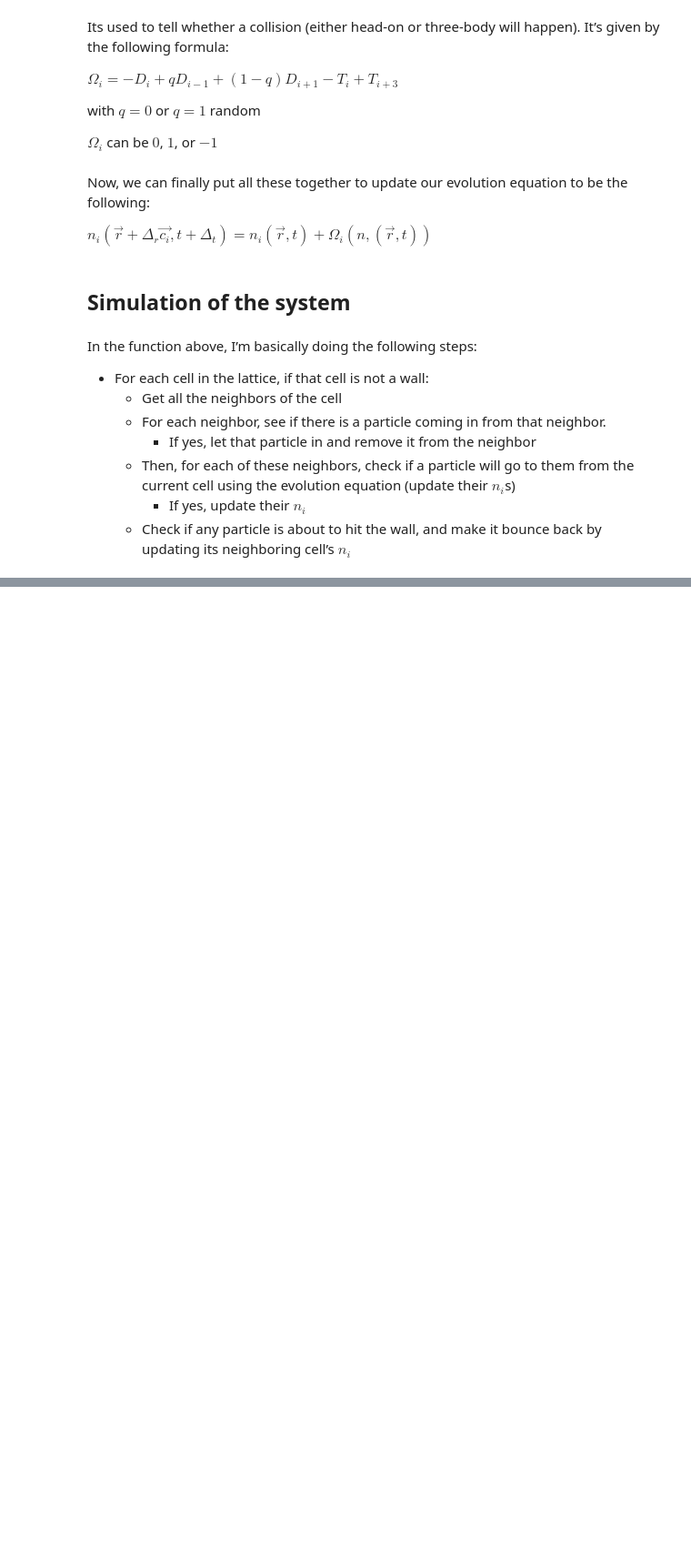
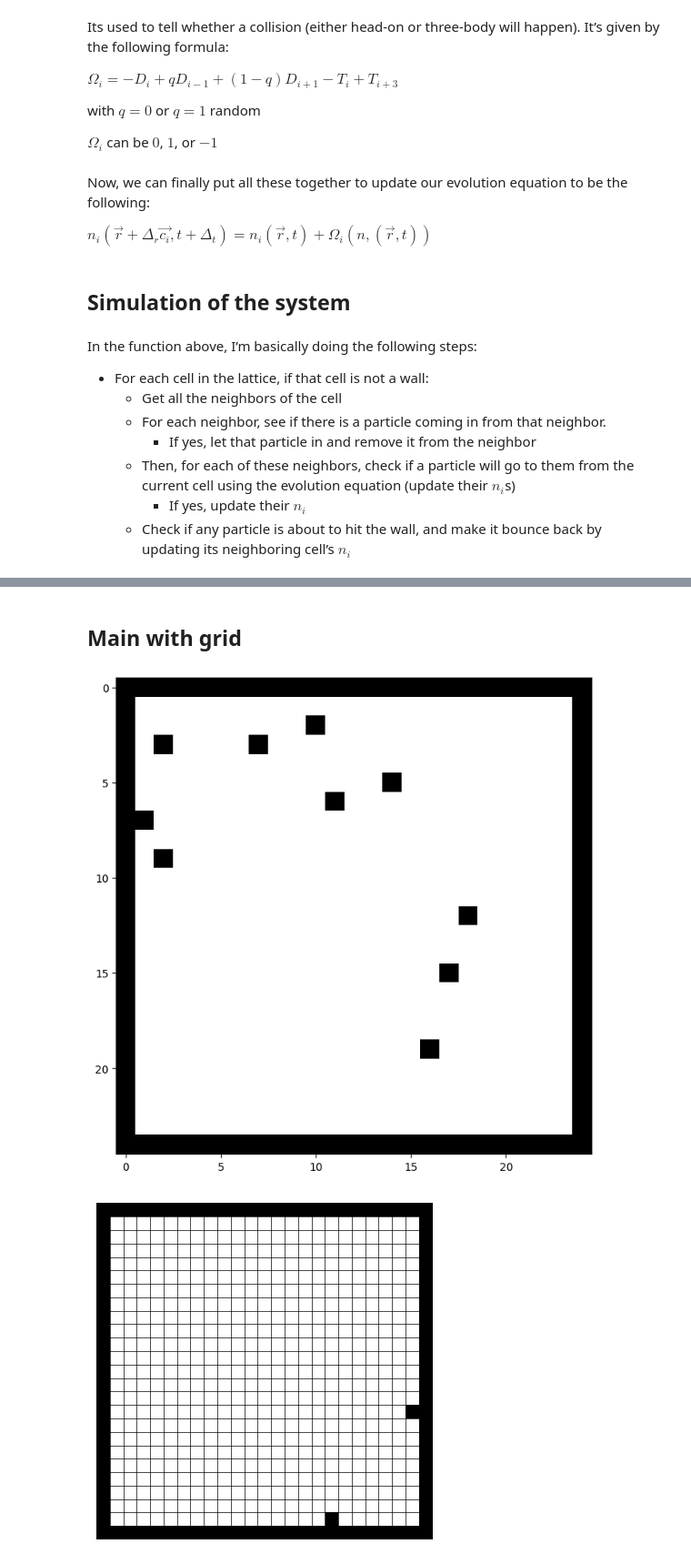
Before and after one commit to lucaschej/FHPLatticeGas, a Jupyter notebook: Source_py/FHP.ipynb, the cells around one changed output, grey strips where cells are left out. Shown: that part at 91% size. Saved outputs shown, nothing was run; the diff lists cells and outputs as text; code cells hidden in the pictures; blank space fills up the shorter version.

```diff
--- a/Source_py/FHP.ipynb
+++ b/Source_py/FHP.ipynb
@@ -439,0 +320,54 @@ build_animation(states, "video.gif")
+# %% [markdown]
+## Main with grid
+# %%
+def turn_state(config):
+    """
+    A function to visualize the states
+    """
+    view_grid = np.copy(config)
+    for i in range(len(config)):
+        for j in range(len(config[0])):
+            if type(config[i,j]) is not int:
+                view_grid[i, j] = config[i,j].occupied
+    view_grid = view_grid.astype(int)
+    return view_grid
+
+def build_animation(states, filename):
+    fig, ax = plt.subplots()
+    ax.axis('off')
+
+    ims = []
+    for state in states:
+        im = ax.imshow(state, animated=True, cmap='binary')
+        ims.append([im])
+
+    # Drawing the grid
+    rows, cols = states[0].shape
+    for row in range(rows):
+        ax.plot([0, cols-1], [row-0.5, row-0.5], 'k-', linewidth=0.5)
+    for col in range(cols):
+        ax.plot([col-0.5, col-0.5], [0, rows-1], 'k-', linewidth=0.5)
+
+    ani = animation.ArtistAnimation(fig, ims, interval=5, blit=True, repeat_delay=1000)
+    ani.save(filename, writer='pillow')
+
+# Main code
+my_grid = initialize(rows, columns)
+my_grid = fill_random(n_particles, my_grid)
+observe(my_grid)
+
+states = []
+states.append(turn_state(my_grid))
+next_grid = update(my_grid)
+states.append(turn_state(next_grid))
+states.append(turn_state(next_grid))
+
+for i in range(200):
+    next_grid = update(next_grid)
+    states.append(turn_state(next_grid))
+
+# Cambiar el nombre del archivo a .gif
+build_animation(states, "video_with_grid.gif")
+# %% [output]
+[figure, added]
+[figure, added]
```
Also changed, not shown: parts of 6 cells of this notebook, 3 other files.
